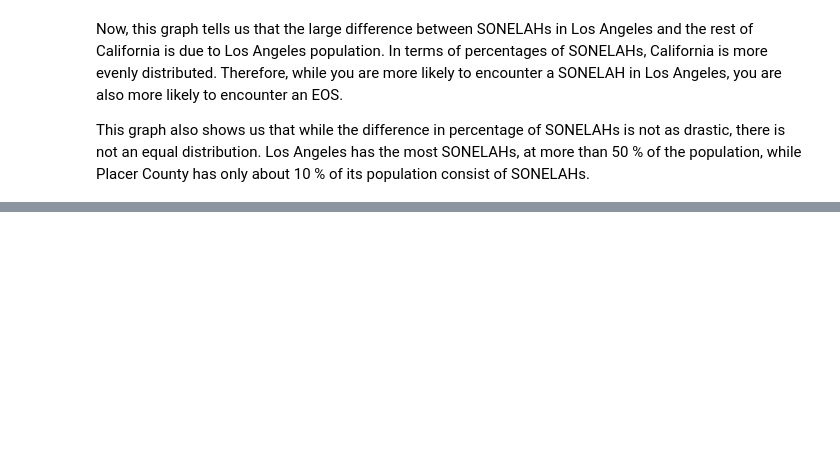
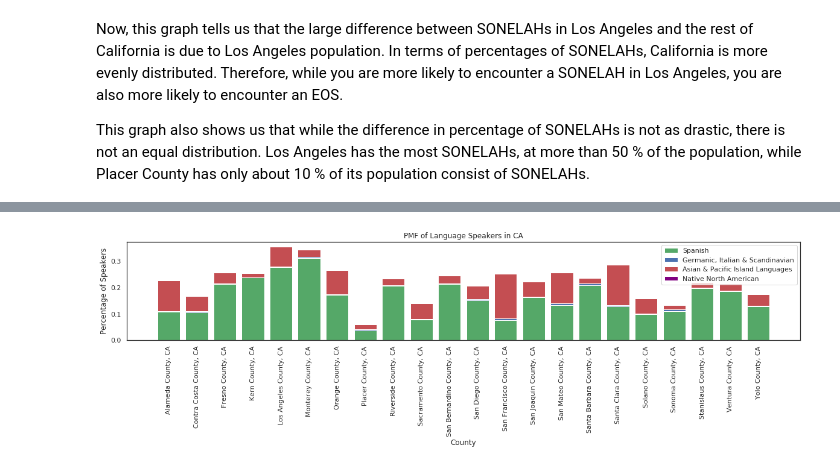
Before and after one commit to AllisonBusa/The-Mother-Tongue-of-US-Communities, a Jupyter notebook: finalfinal.ipynb, the cells around one changed output, grey strips where cells are left out. Cells and saved outputs as stored; diff of their text form; code cells hidden in the pictures; blank space fills up the shorter version.

```diff
--- a/finalfinal.ipynb
+++ b/finalfinal.ipynb
@@ -448,3 +507,31 @@ def plotCountyPMF(statename):
+# %%
+def plotLanguagesinCounties(state):
+    """
+    Takes in a state and returns a graph that has counties as the x-axis
+    and bars representing the percentage of total people in the
+    desired state that speak one of four language groups
+
+    state - your desired state, given as for example: "CA"
+    """
+    countylist = createCountiesList([state]) #initialize counties
+    df= createListofLanguageGroupsCounties([state]) #create dataframe for state
+    plt.figure(figsize=(20, 3))
+
+    for i in range(0,len(df)):
+        p1=df["SPANISH AND SPANISH CREOLE"][i] #calling the number of spanish speakers in each county
+        p2=df["German, Scandinavian, Italian"][i]
+        p3=df["ASIAN AND PACIFIC ISLAND LANGUAGES"][i]
+        p4=df["Native North American"][i]
+        plt.bar(i, p1,color='g') #creating a bar graph that stacks bars
+        plt.bar(i, p2,bottom=p1,color='b')
+        plt.bar(i, p3,bottom=p1+p2,color='r')
+        plt.bar(i, p4,bottom=p1+p2+p3,color='#800080')
+        plt.autoscale(enable=True)
+        plt.xticks(range(0,len(countylist)),countylist,rotation=90)
+        plt.title("PMF of Language Speakers in "+str(state))
+        plt.xlabel("County")
+        plt.ylabel("Percentage of Speakers")
+        plt.legend(['Spanish', 'Germanic, Italian & Scandinavian', 'Asian & Pacific Island Languages' , 'Native North American'])
 # %% [markdown]
 ##### California
 # %% [markdown]
@@ -469,0 +559,4 @@ Because California was once part of Mexico and has Latin heritage, we suspect th
+# %%
+plotLanguagesinCounties("CA")
+# %% [output]
+[figure, added]
```
Also changed, not shown: parts of 8 cells of this notebook.
